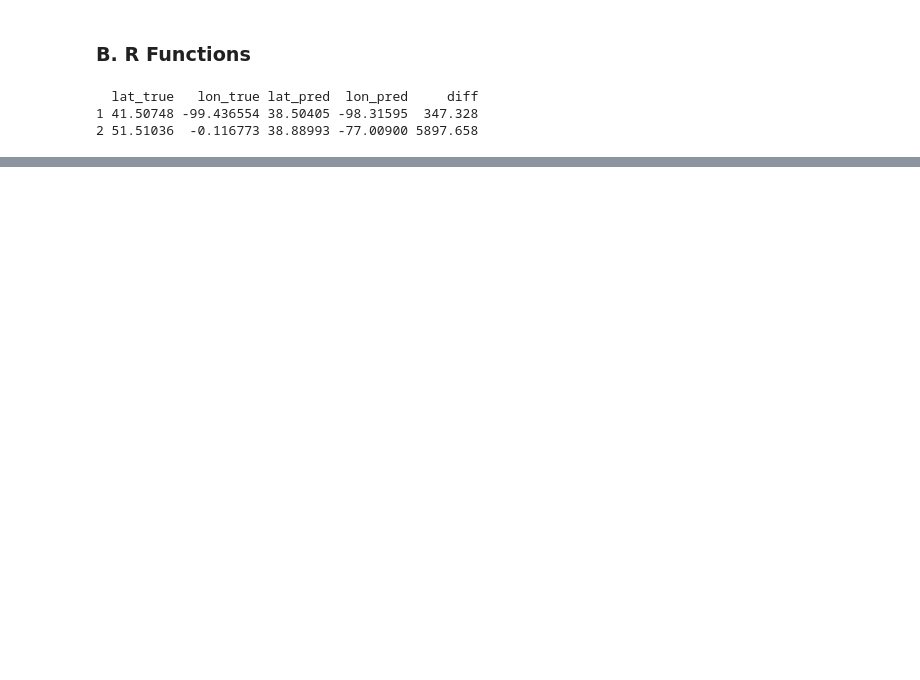
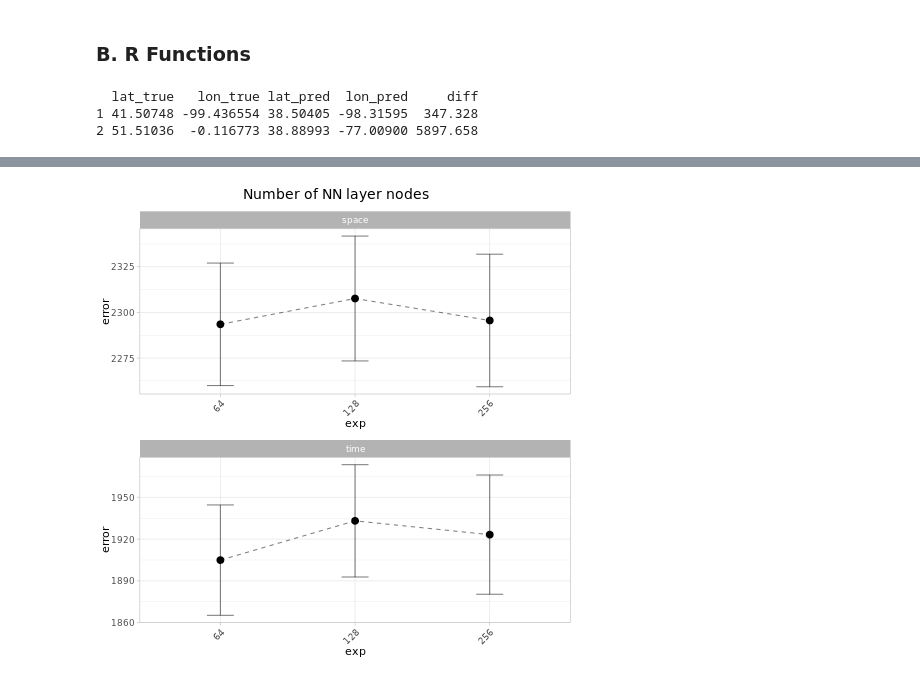
Before and after one commit to MoiColl/spaceNNtime, a Jupyter notebook: backup/jupyternotebooks/spaceNNtime_AADR.ipynb, the cells around one changed output, grey strips where cells are left out. Cells and saved outputs as stored; diff of their text form; code cells hidden in the pictures; blank space fills up the shorter version.

```diff
--- a/backup/jupyternotebooks/spaceNNtime_AADR.ipynb
+++ b/backup/jupyternotebooks/spaceNNtime_AADR.ipynb
@@ -673,0 +859,12 @@ all_scenarios %>%
+# %%
+%%R
+
+plot_errors(all_scenarios_all = rbind(all_scenarios %>% ungroup(), mean_scenarios %>% ungroup()),
+            exp_to_plot       = c("2_1_10000000_20000000"       , "7_1_10000000_20000000"        , "8_1_10000000_20000000"        ),
+            labels            = c("2_1_10000000_20000000" = "64", "7_1_10000000_20000000" = "128", "8_1_10000000_20000000" = "256"),
+            limits            = c("2_1_10000000_20000000"       , "7_1_10000000_20000000"        , "8_1_10000000_20000000"        ),
+            title             = "Number of NN layer nodes",
+            xlab              = "exp",
+            ylab              = "error")
+# %% [output]
+[figure, added]
```
Also changed, not shown: parts of 48 cells of this notebook, 6 other files.
